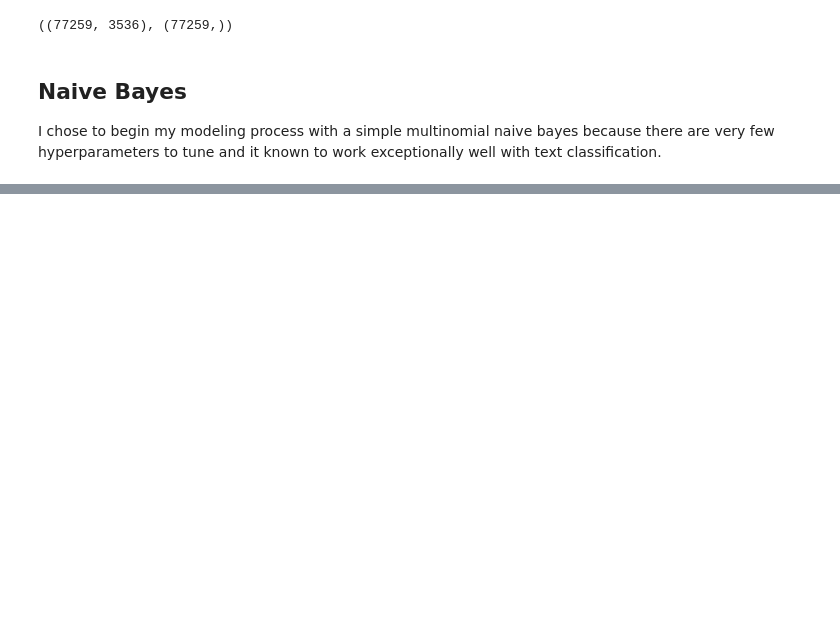
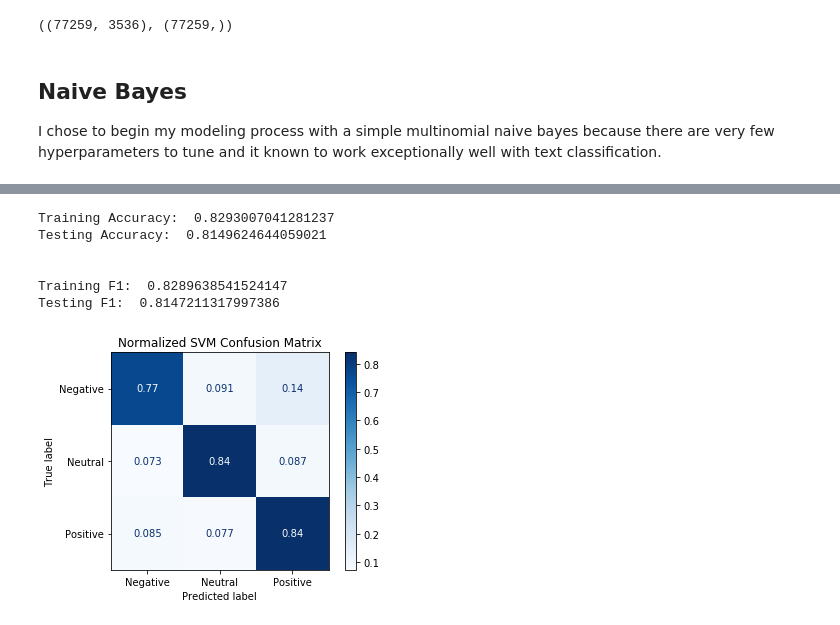
Before and after one commit to davidlebruce/covid_vaccine_tweets, a Jupyter notebook: 04_modeling.ipynb, the cells around one changed output, grey strips where cells are left out. Cells and saved outputs as stored; diff of their text form; code cells hidden in the pictures; blank space fills up the shorter version.

```diff
--- a/04_modeling.ipynb
+++ b/04_modeling.ipynb
@@ -100,0 +131,33 @@ ValueError: Target is multiclass but average='binary'. Please choose another ave
+# %%
+# instantiate multinomial naive bayes object
+svm_clf = SGDClassifier()
+
+# train naive bayes
+svm_clf = svm_clf.fit(X_train, y_train)
+
+# predict on train and test
+y_train_preds = svm_clf.predict(X_train)
+y_test_preds = svm_clf.predict(X_test)
+# %%
+print('Training Accuracy: ', accuracy_score(y_train, y_train_preds))
+print('Testing Accuracy: ', accuracy_score(y_test, y_test_preds))
+print('\n')
+print('Training F1: ', f1_score(y_train, y_train_preds, average='weighted'))
+print('Testing F1: ', f1_score(y_test, y_test_preds, average='weighted'))
+# %% [output]
+Training Accuracy:  0.8293007041281237
+Testing Accuracy:  0.8149624644059021
+
+
+Training F1:  0.8289638541524147
+Testing F1:  0.8147211317997386
+# %%
+# normalized confusion matrix
+disp = plot_confusion_matrix(svm_clf, X_test, y_test,
+                                 display_labels=classes,
+                                 cmap=plt.cm.Blues,
+                                 normalize='true')
+disp.ax_.set_title('Normalized SVM Confusion Matrix')
+plt.savefig('images/svm_matrix.png');
+# %% [output]
+[figure, added]
```
Also changed, not shown: parts of 24 cells of this notebook, 5 other files.
